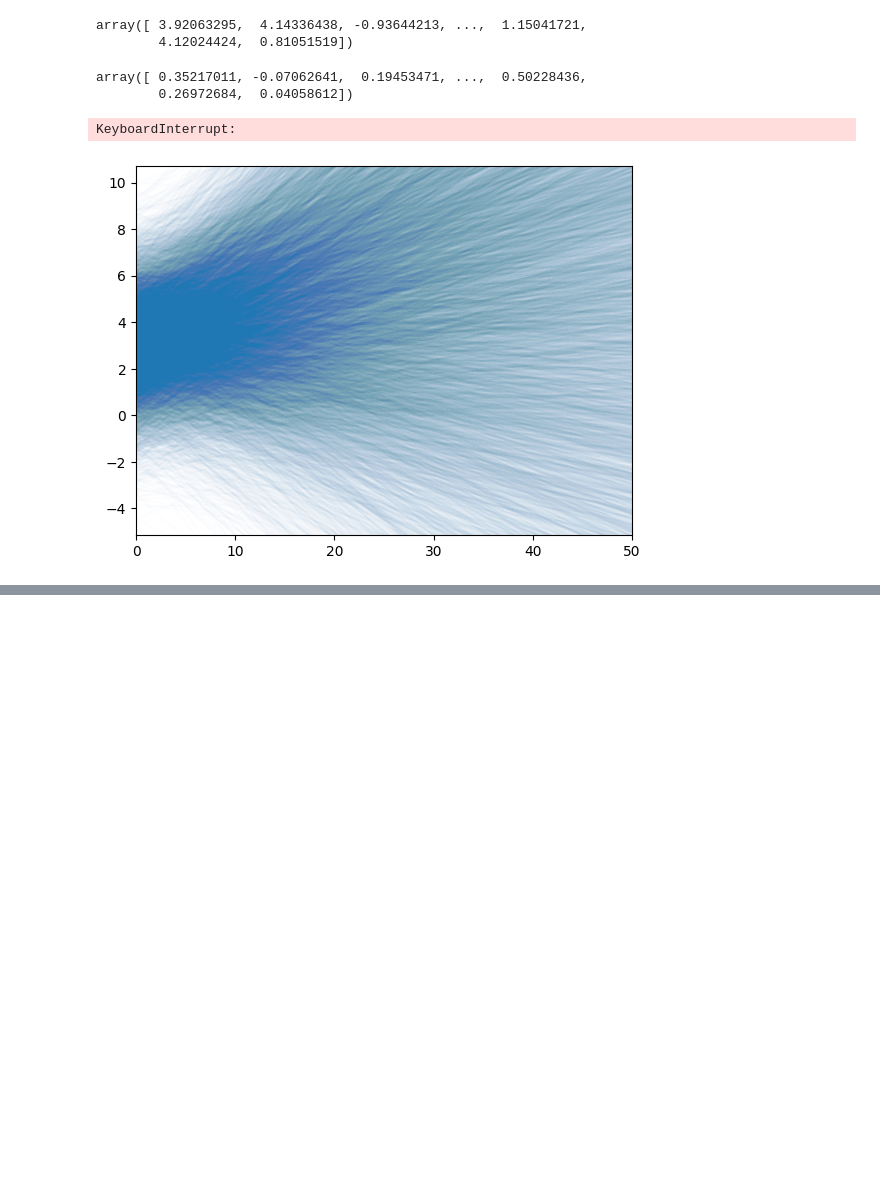
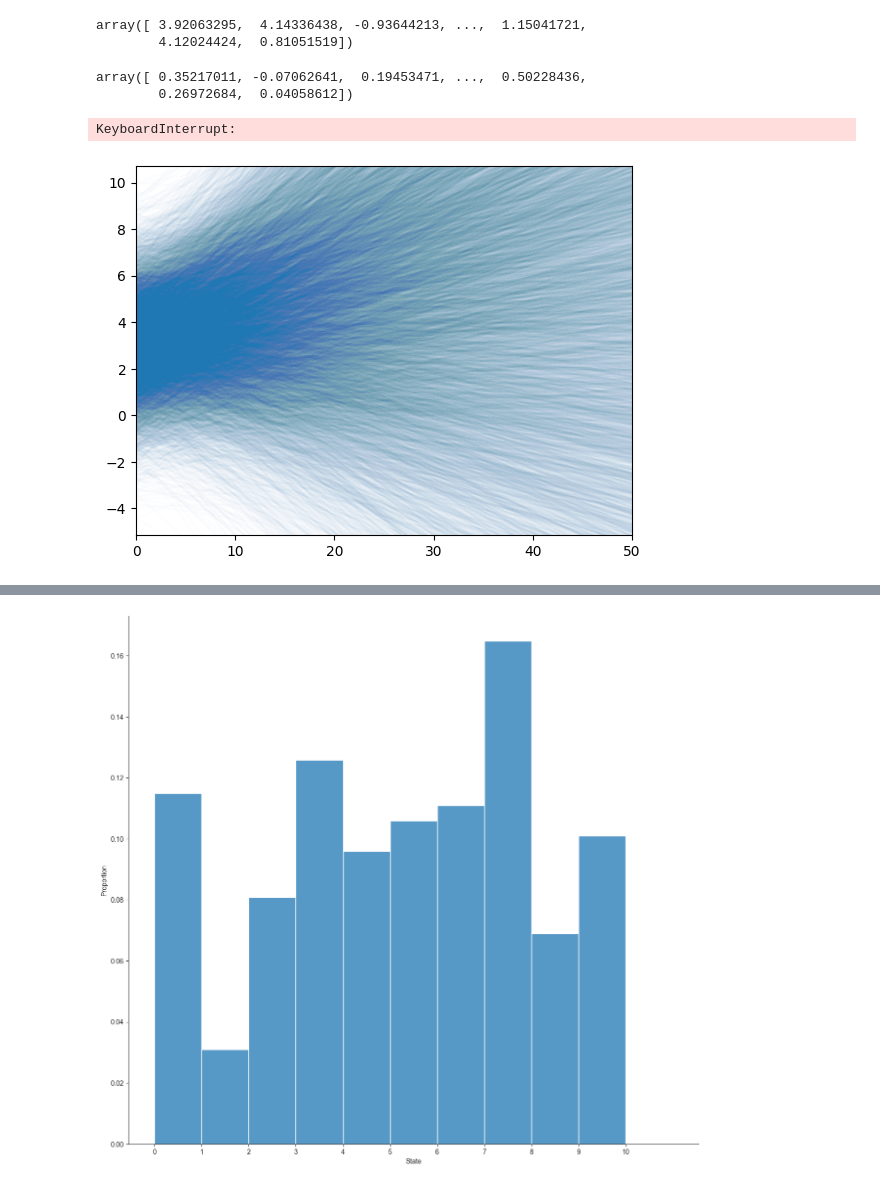
Before and after one commit to ajbarrows/uvmbayes, a Jupyter notebook: notebooks/problem_sets/20240927-problem_set_2.ipynb, the cells around one changed output, grey strips where cells are left out. Cells and saved outputs as stored; diff of their text form; code cells hidden in the pictures; blank space fills up the shorter version.

```diff
--- a/notebooks/problem_sets/20240927-problem_set_2.ipynb
+++ b/notebooks/problem_sets/20240927-problem_set_2.ipynb
@@ -143,0 +175,13 @@ KeyboardInterrupt:
+# %%
+# 4.1 - Proposal Distribution P
+from sklearn.preprocessing import normalize
+def create_proposal_distr_P(support_size=10, vec_length=10):
+
+    # Create P and normalize
+    P = np.random.random(support_size*vec_length).reshape(vec_length,support_size).astype(np.float64)
+    P /= P.sum(axis=0, keepdims=True)
+
+    return P
+
+P = create_proposal_distr_P(support_size=10, vec_length=10)
+print(P)
@@ -143,0 +334,68 @@ KeyboardInterrupt:
+# %%
+
+def plot_transition_heatmap(Z,  samples, title="Transition Heatmap Based on Sums"):
+    """
+    Plot a heatmap showing the transitions between different sums of the binary vectors.
+    Each cell (i, j) in the heatmap represents the number of times the chain moved from a state with sum i to a state with sum j.
+
+    Parameters:
+    - Z (np.ndarray): The support matrix.
+    - samples (list): List of sampled state indices.
+    - title (str): Title of the plot.
+    """
+    # Compute the sum of each sampled state
+    sums = [Z[idx].sum() for idx in samples]
+
+    # Compute transitions
+    transitions = {}
+    for i in range(1, len(sums)):
+        prev_sum = sums[i-1]
+        curr_sum = sums[i]
+        transitions[(prev_sum, curr_sum)] = transitions.get((prev_sum, curr_sum), 0) + 1
+
+    # Prepare data for heatmap
+    max_sum = Z.shape[1]
+    heatmap_data = np.zeros((max_sum+1, max_sum+1), dtype=int)
+    for (prev, curr), count in transitions.items():
+        heatmap_data[prev, curr] = count
+
+    plt.figure(figsize=(10, 8))
+    sns.heatmap(heatmap_data, annot=True, fmt='d', cmap='Blues',
+                xticklabels=range(0, max_sum+1),
+                yticklabels=range(0, max_sum+1))
+    plt.title(title)
+    plt.xlabel('Current Sum')
+    plt.ylabel('Previous Sum')
+    plt.show()
+
+def plot_sum_distribution(Z, samples, title="Distribution of the Number of Ones in Sampled Vectors"):
+    """
+    Plot a histogram of the number of ones in the sampled vectors.
+
+    Parameters:
+    - Z (np.ndarray): The support matrix.
+    - samples (list): List of sampled state indices.
+    - title (str): Title of the plot.
+    """
+    sums = [Z[idx].sum() for idx in samples]
+    plt.figure(figsize=(10, 6))
+    sns.histplot(sums, bins=range(0, Z.shape[1]+2), kde=False, stat='probability', color='skyblue', edgecolor='black')
+    plt.title(title)
+    plt.xlabel('Number of Ones')
+    plt.ylabel('Probability')
+    plt.xticks(range(0, Z.shape[1]+1))
+    plt.grid(axis='y', linestyle='--', alpha=0.7)
+    plt.show()
+
+def plot_state_proportion(states_idx):
+    plt.figure(figsize=(15,14))
+    sns.histplot(states_idx, bins=range(0, Z.shape[1]+2), stat='proportion')
+    plt.xticks(range(0, Z.shape[1]+1))
+    plt.xlabel('State');
+    sns.despine()
+
+plot_state_proportion(states_idx)
+plot_sum_distribution(Z, samples=states_idx)
+plot_transition_heatmap(Z, samples=states_idx)
+# %% [output]
+[figure, added]
```
Also changed, not shown: parts of 9 cells of this notebook.
